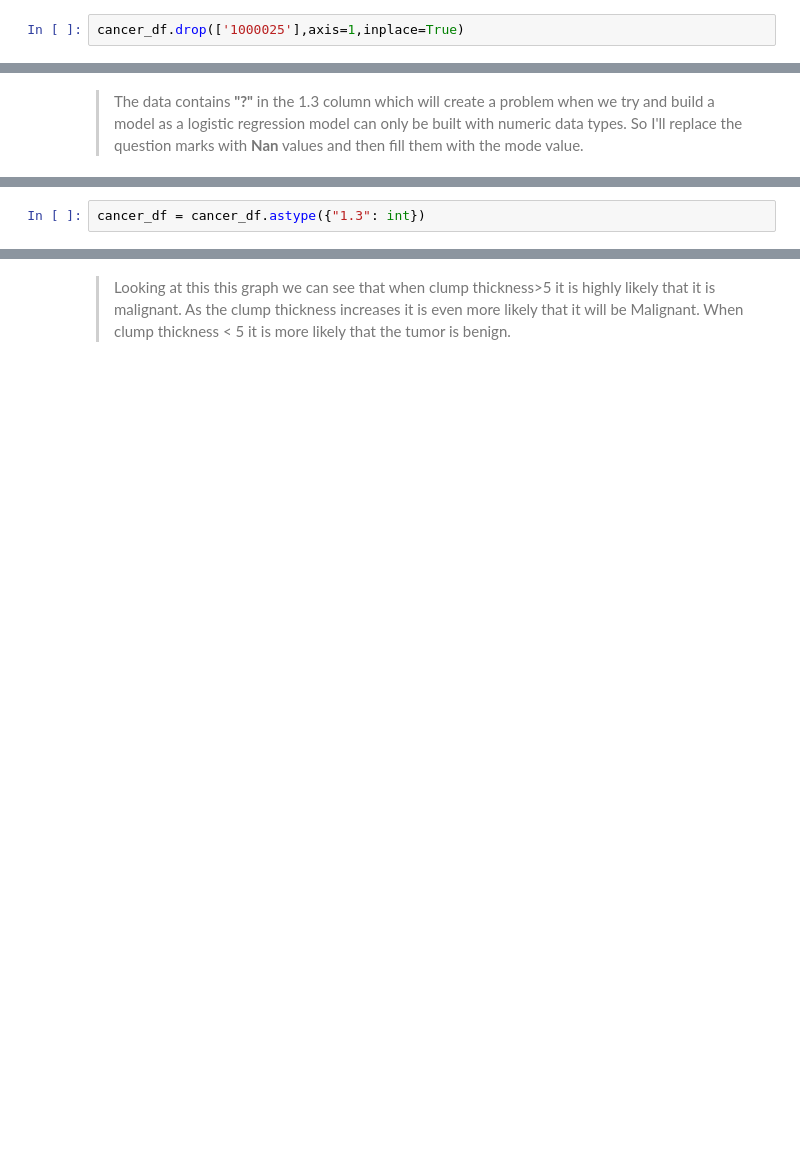
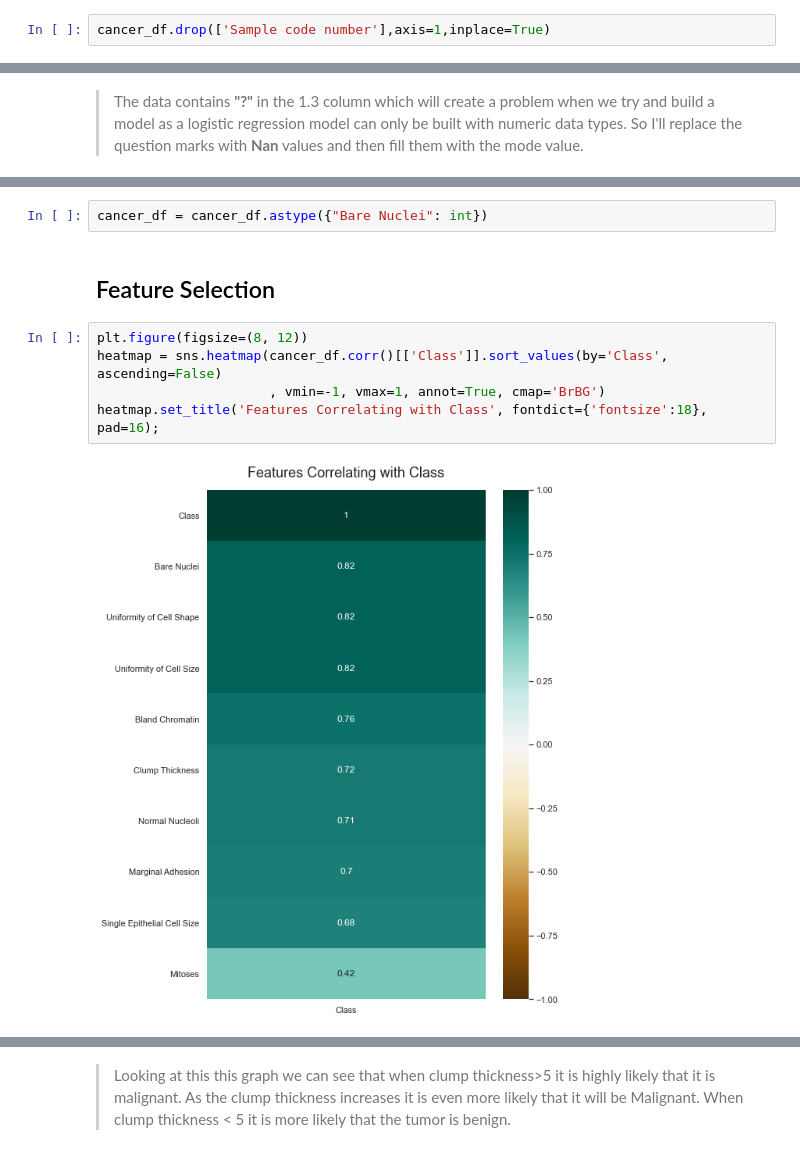
Before and after one commit to keanubowker8/Logistic-Predict-Breast-Cancer, a Jupyter notebook: Predict_Breast_Cancer.ipynb, the cells around one changed output, grey strips where cells are left out. Saved outputs shown, nothing was run; the diff lists cells and outputs as text; blank space fills up the shorter version.

```diff
--- a/Predict_Breast_Cancer.ipynb
+++ b/Predict_Breast_Cancer.ipynb
@@ -65,7 +90,7 @@ Data columns (total 11 columns):
 dtypes: int64(10), object(1)
 memory usage: 60.1+ KB
 # %%
-cancer_df.drop(['1000025'],axis=1,inplace=True)
+cancer_df.drop(['Sample code number'],axis=1,inplace=True)
 # %% [markdown]
 <blockquote>
 
@@ -113,3 +138,12 @@ cancer_df.isnull().sum()
 dtype: int64
 # %%
-cancer_df = cancer_df.astype({"1.3": int})
+cancer_df = cancer_df.astype({"Bare Nuclei": int})
+# %% [markdown]
+<h2> Feature Selection </h2>
+# %%
+plt.figure(figsize=(8, 12))
+heatmap = sns.heatmap(cancer_df.corr()[['Class']].sort_values(by='Class', ascending=False)
+                      , vmin=-1, vmax=1, annot=True, cmap='BrBG')
+heatmap.set_title('Features Correlating with Class', fontdict={'fontsize':18}, pad=16);
+# %% [output]
+[figure, added]
```
Also changed, not shown: parts of 64 cells of this notebook, 1 other file.
